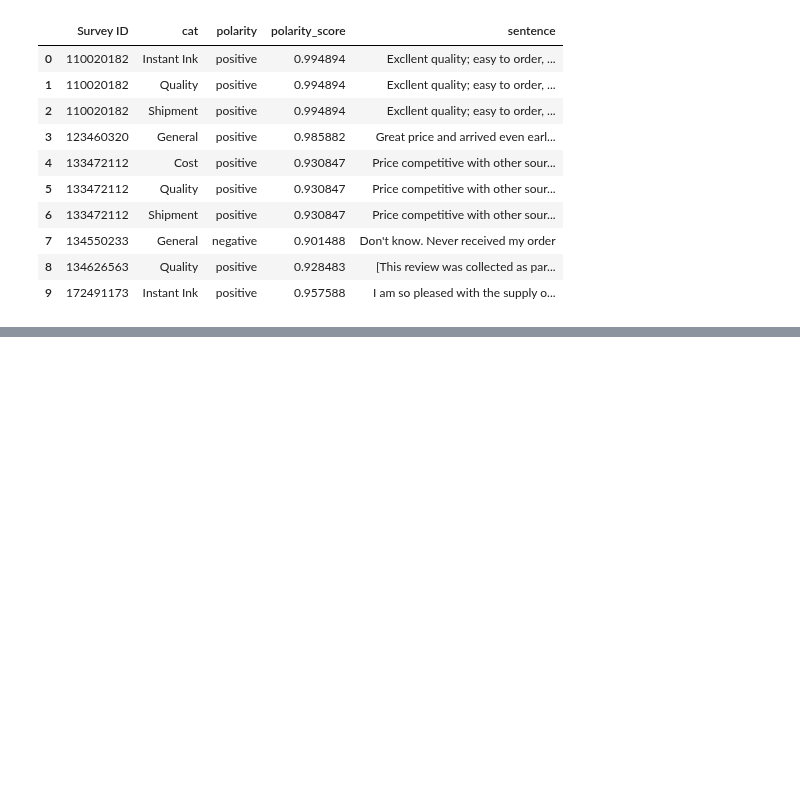
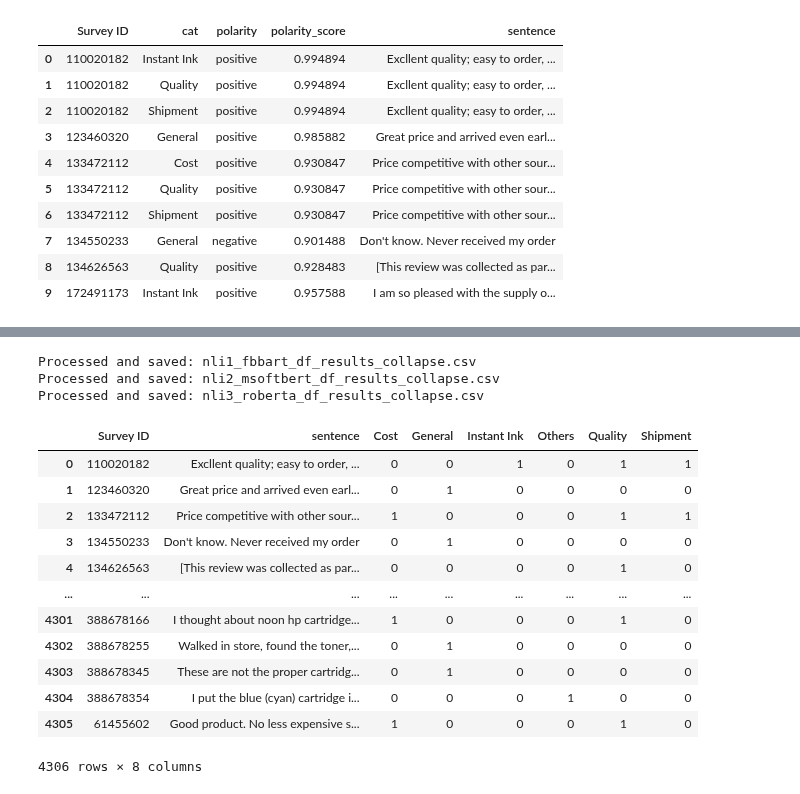
Before and after one commit to wd686/InkSightAnalyzer, a Jupyter notebook: Multi-Turn Zero-Shot ABSA.ipynb, the cells around one changed output, grey strips where cells are left out. Cells and saved outputs as stored; diff of their text form; code cells hidden in the pictures; blank space fills up the shorter version.

```diff
--- a/Multi-Turn Zero-Shot ABSA.ipynb
+++ b/Multi-Turn Zero-Shot ABSA.ipynb
@@ -383,0 +388,52 @@ for i, df_summary in enumerate(dfs, start=1):
+# %%
+# Dictionary to store collapsed DataFrames
+collapsed_dfs = {}
+
+# Loop through each file path
+for file_path in file_paths:
+    # Read the CSV into a DataFrame
+    df = pd.read_csv(file_path, dtype=str)
+
+    # One-hot encode 'cat' column
+    df_onehot = pd.get_dummies(df[['Survey ID', 'sentence', 'cat']], columns=['cat'], prefix='', prefix_sep='')
+
+    # Convert only the one-hot encoded columns to integers (excluding 'Survey ID' and 'sentence')
+    onehot_columns = df_onehot.columns.difference(['Survey ID', 'sentence'])
+    df_onehot[onehot_columns] = df_onehot[onehot_columns].astype(int)
+
+    # Group by 'Survey ID' and 'sentence', and aggregate by taking the max
+    collapsed_df = df_onehot.groupby(['Survey ID', 'sentence'], as_index=False).max()
+
+    # Extract the base name for the DataFrame name
+    base_name = os.path.basename(file_path).replace('.csv', '_collapse')
+
+    # Save the DataFrame in the dictionary for later access
+    collapsed_dfs[base_name] = collapsed_df
+
+    # Construct the new file name with '_collapse'
+    new_file_name = base_name + ".csv"
+
+    # Save the collapsed DataFrame to a new CSV file
+    collapsed_df.to_csv(os.path.join(os.path.dirname(file_path), new_file_name), index=False)
+
+    print(f"Processed and saved: {new_file_name}")
+# %% [output]
+Processed and saved: nli1_fbbart_df_results_collapse.csv
+Processed and saved: nli2_msoftbert_df_results_collapse.csv
+Processed and saved: nli3_roberta_df_results_collapse.csv
+# %%
+collapsed_dfs['nli1_fbbart_df_results_collapse']
+# %% [output]
+|  | Survey ID | sentence | Cost | General | Instant Ink | Others | Quality | Shipment |
+| 0 | 110020182 | Excllent quality; easy to order, ... | 0 | 0 | 1 | 0 | 1 | 1 |
+| 1 | 123460320 | Great price and arrived even earl... | 0 | 1 | 0 | 0 | 0 | 0 |
+| 2 | 133472112 | Price competitive with other sour... | 1 | 0 | 0 | 0 | 1 | 1 |
+| 3 | 134550233 | Don't know. Never received my order | 0 | 1 | 0 | 0 | 0 | 0 |
+| 4 | 134626563 | [This review was collected as par... | 0 | 0 | 0 | 0 | 1 | 0 |
+| ... | ... | ... | ... | ... | ... | ... | ... | ... |
+| 4301 | 388678166 | I thought about noon hp cartridge... | 1 | 0 | 0 | 0 | 1 | 0 |
+| 4302 | 388678255 | Walked in store, found the toner,... | 0 | 1 | 0 | 0 | 0 | 0 |
+| 4303 | 388678345 | These are not the proper cartridg... | 0 | 1 | 0 | 0 | 0 | 0 |
+| 4304 | 388678354 | I put the blue (cyan) cartridge i... | 0 | 0 | 0 | 1 | 0 | 0 |
+| 4305 | 61455602 | Good product. No less expensive s... | 1 | 0 | 0 | 0 | 1 | 0 |
+4306 rows × 8 columns
```
Also changed, not shown: parts of 6 cells of this notebook, 7 other files.
